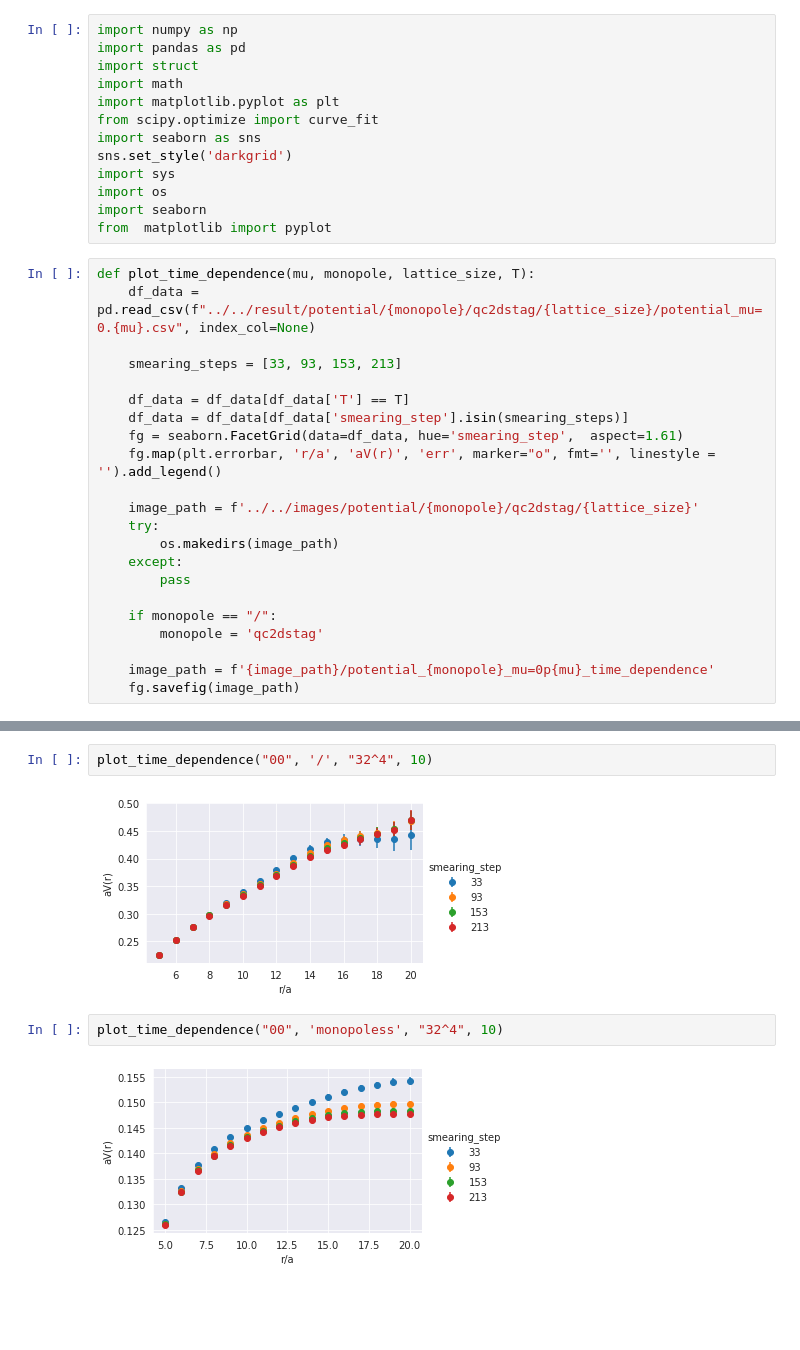
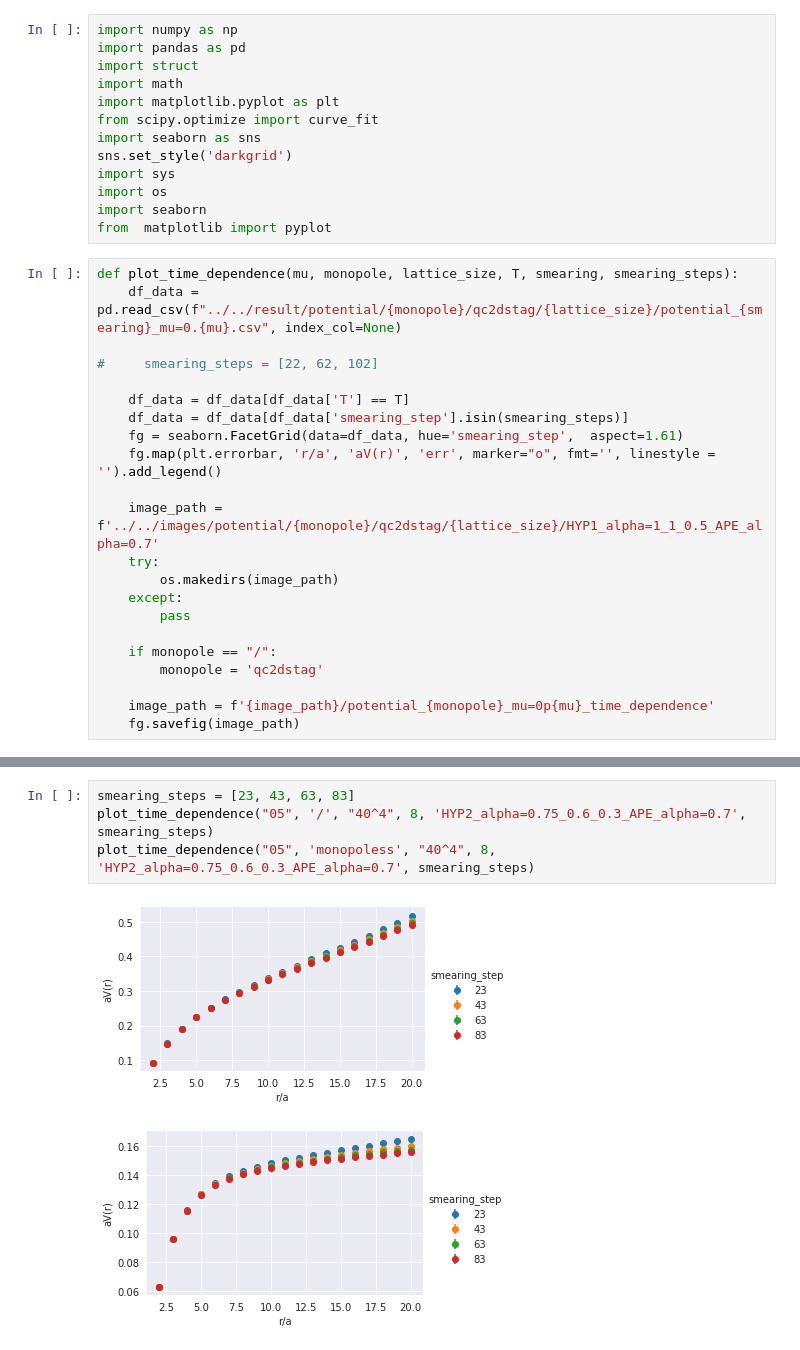
Before and after one commit to ilyakudrov/smearing_test, a Jupyter notebook: code/python_jupyter/smearing_dependence_potential.ipynb, the cells around one changed output, grey strips where cells are left out. Cells and saved outputs as stored; diff of their text form; blank space fills up the shorter version.

Commit message:
changes in smearing dependence of potential

```diff
--- a/code/python_jupyter/smearing_dependence_potential.ipynb
+++ b/code/python_jupyter/smearing_dependence_potential.ipynb
@@ -12,17 +12,17 @@ import os
 import seaborn
 from  matplotlib import pyplot
 # %%
-def plot_time_dependence(mu, monopole, lattice_size, T):
-    df_data = pd.read_csv(f"../../result/potential/{monopole}/qc2dstag/{lattice_size}/potential_mu=0.{mu}.csv", index_col=None)
+def plot_time_dependence(mu, monopole, lattice_size, T, smearing, smearing_steps):
+    df_data = pd.read_csv(f"../../result/potential/{monopole}/qc2dstag/{lattice_size}/potential_{smearing}_mu=0.{mu}.csv", index_col=None)
 
-    smearing_steps = [33, 93, 153, 213]
+#     smearing_steps = [22, 62, 102]
 
     df_data = df_data[df_data['T'] == T]
     df_data = df_data[df_data['smearing_step'].isin(smearing_steps)]
     fg = seaborn.FacetGrid(data=df_data, hue='smearing_step',  aspect=1.61)
     fg.map(plt.errorbar, 'r/a', 'aV(r)', 'err', marker="o", fmt='', linestyle = '').add_legend()
 
-    image_path = f'../../images/potential/{monopole}/qc2dstag/{lattice_size}'
+    image_path = f'../../images/potential/{monopole}/qc2dstag/{lattice_size}/HYP1_alpha=1_1_0.5_APE_alpha=0.7'
     try:
         os.makedirs(image_path)
     except:
@@ -48,8 +36,7 @@ plot_time_dependence("45", 'monopoless', "40^4", 10)
-# %%
-plot_time_dependence("00", '/', "32^4", 10)
-# %% [output]
-[figure, removed]
-# %%
-plot_time_dependence("00", 'monopoless', "32^4", 10)
-# %% [output]
-[figure, removed]
+# %%
+smearing_steps = [23, 43, 63, 83]
+plot_time_dependence("05", '/', "40^4", 8, 'HYP2_alpha=0.75_0.6_0.3_APE_alpha=0.7', smearing_steps)
+plot_time_dependence("05", 'monopoless', "40^4", 8, 'HYP2_alpha=0.75_0.6_0.3_APE_alpha=0.7', smearing_steps)
+# %% [output]
+[figure, added]
+[figure, added]
```
Also changed, not shown: parts of 5 cells of this notebook, 1 other file.
